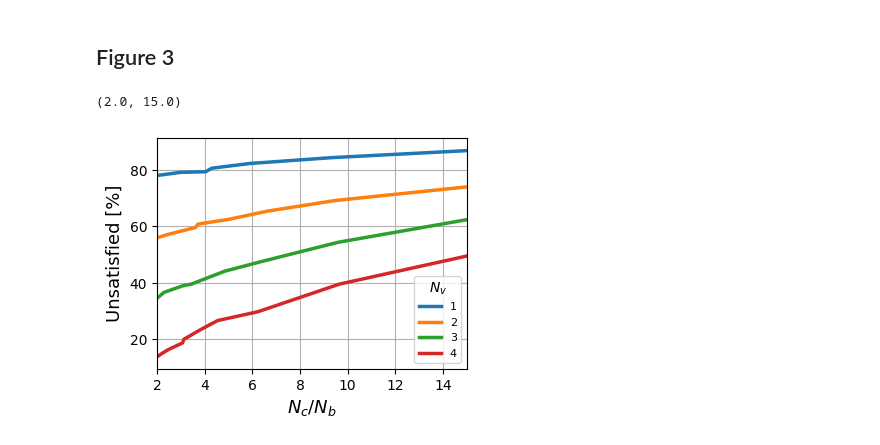
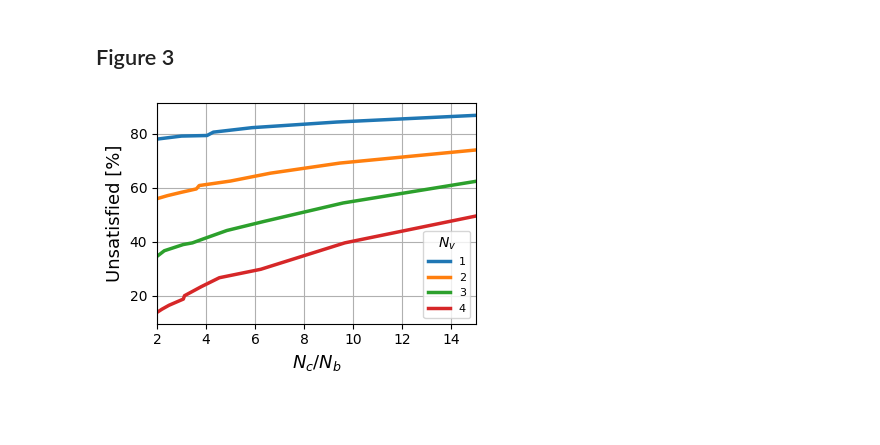
Before and after one commit to AleCioc/smartdata_test_0, a Jupyter notebook: paper_figures.ipynb, the cells around one changed output. Drawn from its saved outputs; the diff is of its cells as text; code cells hidden in the pictures; blank space fills up the shorter version.

```diff
--- a/paper_figures.ipynb
+++ b/paper_figures.ipynb
@@ -33,11 +39,14 @@ plt.legend(title=r"$N_{v}$")
 # %%
 df = pd.read_csv("paper_figures_data/dummy_case_studies/scenario_B1_data_fig3.csv")
 fig, ax = plt.subplots()
 df.set_index("n_charges_per_100_bookings").sort_index().groupby("n_vehicles_sim").percentage_unsatisfied.plot()
 ax.set_xlabel(r"$N_{c}/N_{b}$")
 ax.set_ylabel(r"Unsatisfied [%]")
 plt.legend(title=r"$N_{v}$")
 ax.set_xlim(2, 15)
+plt.tight_layout()
+plt.savefig("paper_figures/figure_3.pdf")
+plt.show()
+plt.close()
 # %% [output]
-(2.0, 15.0)
-[figure, old version]
+[figure, new version]
```
Also changed, not shown: parts of 2 cells of this notebook, 6 other files.
